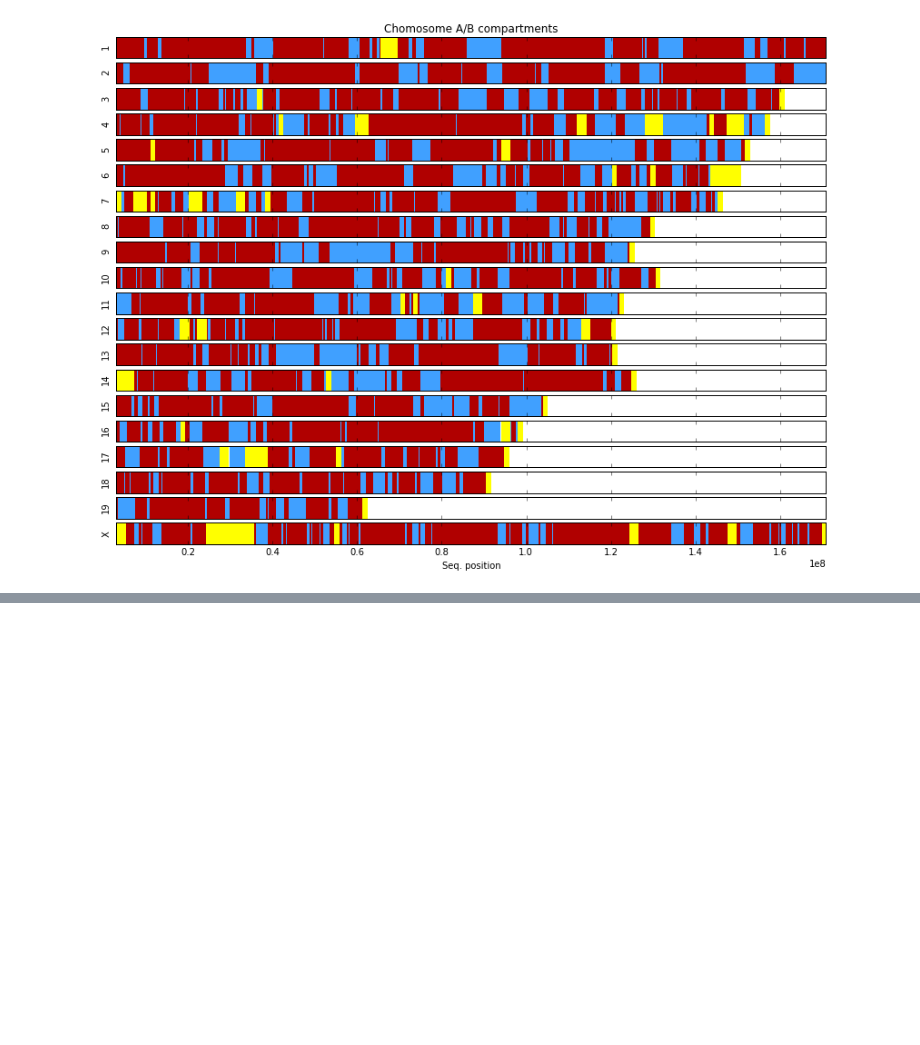
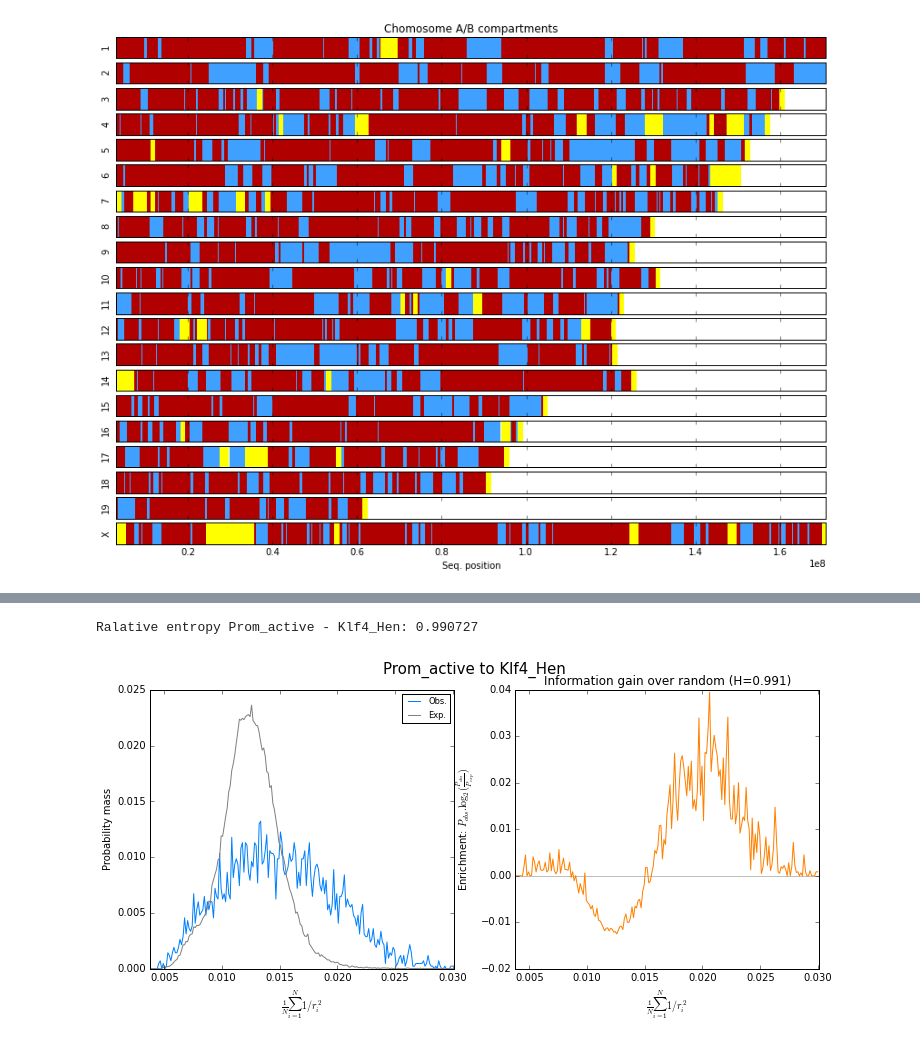
Before and after one commit to TheLaueLab/genome_structure_analysis, a Jupyter notebook: Genome_structure_analysis.ipynb, the cells around one changed output, grey strips where cells are left out. Cells and saved outputs as stored; diff of their text form; code cells hidden in the pictures; blank space fills up the shorter version.

```diff
--- a/Genome_structure_analysis.ipynb
+++ b/Genome_structure_analysis.ipynb
@@ -649,0 +1092,10 @@ plt.show()
+# %%
+# Use only top 25% of ChIP-seq data, weighted equally
+track_coord_path_Klf4  = get_data_track_coord_points(coord_path, data_tracks[1], void_path, quantile_threshold=0.75)
+track_coord_path_Prom_active = get_data_track_coord_points(coord_path, data_tracks[3], void_path)
+
+density_file_path = calc_spatial_density(track_coord_path_Prom_active, track_coord_path_Klf4)
+compare_density_to_random(density_file_path, quantile_weighted=False)
+# %% [output]
+Ralative entropy Prom_active - Klf4_Hen: 0.990727
+[figure, added]
```
Also changed, not shown: parts of 11 cells of this notebook.
